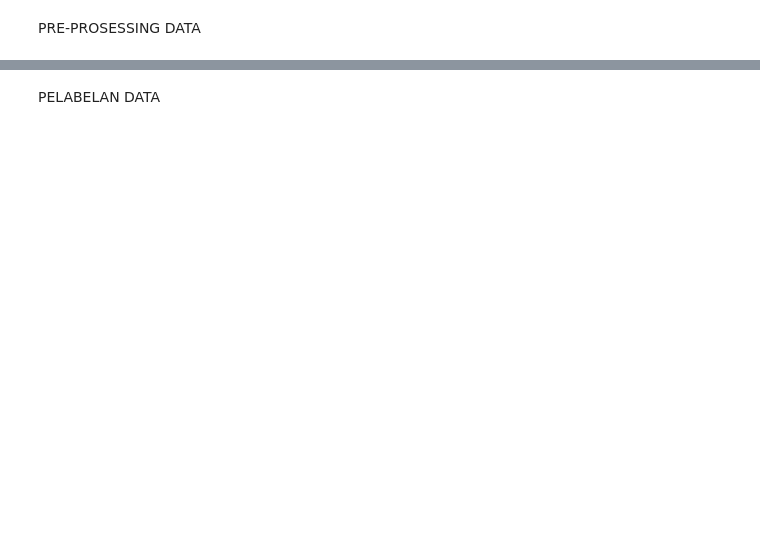
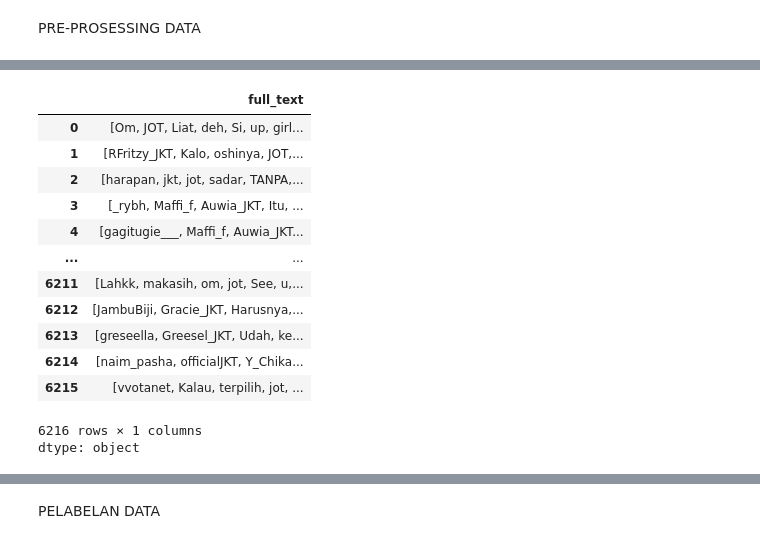
Before and after one commit to Igprad01/Sentimen-Analisis, a Jupyter notebook: Analisis_Sentimen.ipynb, the cells around one changed output, grey strips where cells are left out. Drawn from its saved outputs; the diff is of its cells as text; code cells hidden in the pictures; blank space fills up the shorter version.

```diff
--- a/Analisis_Sentimen.ipynb
+++ b/Analisis_Sentimen.ipynb
@@ -118,0 +122,20 @@ dtype: object
+# %%
+#stopwords removal
+stop_words = set(stopwords.words('indonesian'))
+filtered_tokens = token_text.apply(lambda x: [word for word in x if word not in stop_words])
+display(filtered_tokens)
+# %% [output]
+|  | full_text |
+| 0 | [Om, JOT, Liat, deh, Si, up, girl... |
+| 1 | [RFritzy_JKT, Kalo, oshinya, JOT,... |
+| 2 | [harapan, jkt, jot, sadar, TANPA,... |
+| 3 | [_rybh, Maffi_f, Auwia_JKT, Itu, ... |
+| 4 | [gagitugie___, Maffi_f, Auwia_JKT... |
+| ... | ... |
+| 6211 | [Lahkk, makasih, om, jot, See, u,... |
+| 6212 | [JambuBiji, Gracie_JKT, Harusnya,... |
+| 6213 | [greseella, Greesel_JKT, Udah, ke... |
+| 6214 | [naim_pasha, officialJKT, Y_Chika... |
+| 6215 | [vvotanet, Kalau, terpilih, jot, ... |
+6216 rows × 1 columns
+dtype: object
```
Also changed, not shown: parts of 11 cells of this notebook.
